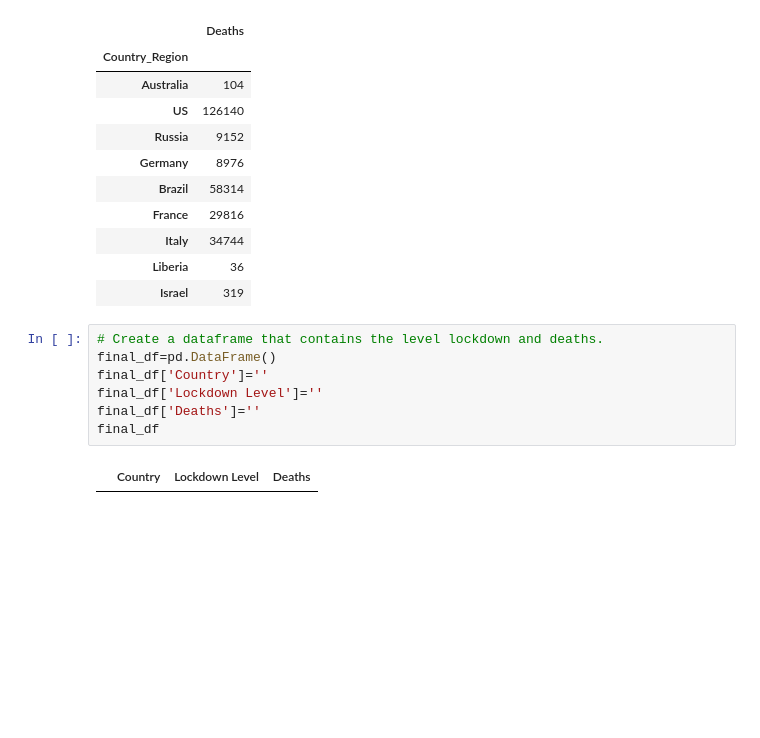
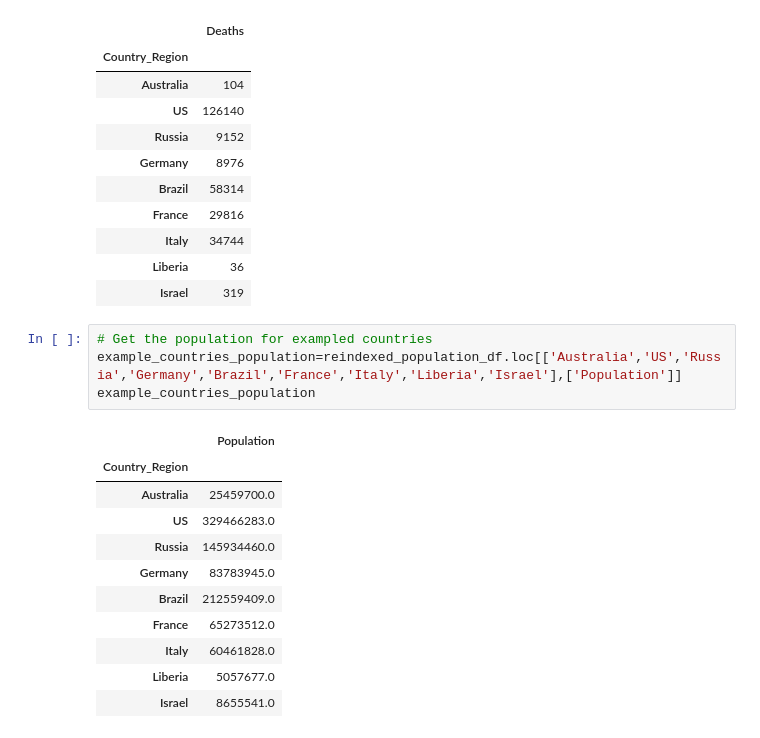
Before and after one commit to phuphan626/Group-4-Project-1, a Jupyter notebook: analysis/Covid-19-analysis.ipynb, the cells around one changed output. Saved outputs shown, nothing was run; the diff lists cells and outputs as text; blank space fills up the shorter version.

```diff
--- a/analysis/Covid-19-analysis.ipynb
+++ b/analysis/Covid-19-analysis.ipynb
@@ -286,12 +292,19 @@ countries_death_count
 | Italy | 34744 |
 | Liberia | 36 |
 | Israel | 319 |
-# %%
-# Create a dataframe that contains the level lockdown and deaths.
-final_df=pd.DataFrame()
-final_df['Country']=''
-final_df['Lockdown Level']=''
-final_df['Deaths']=''
-final_df
-# %% [output]
-|  | Country | Lockdown Level | Deaths |
+# %%
+# Get the population for exampled countries
+example_countries_population=reindexed_population_df.loc[['Australia','US','Russia','Germany','Brazil','France','Italy','Liberia','Israel'],['Population']]
+example_countries_population
+# %% [output]
+|  | Population |
+| Country_Region |  |
+| Australia | 25459700.0 |
+| US | 329466283.0 |
+| Russia | 145934460.0 |
+| Germany | 83783945.0 |
+| Brazil | 212559409.0 |
+| France | 65273512.0 |
+| Italy | 60461828.0 |
+| Liberia | 5057677.0 |
+| Israel | 8655541.0 |
```
Also changed, not shown: parts of 7 cells of this notebook.
